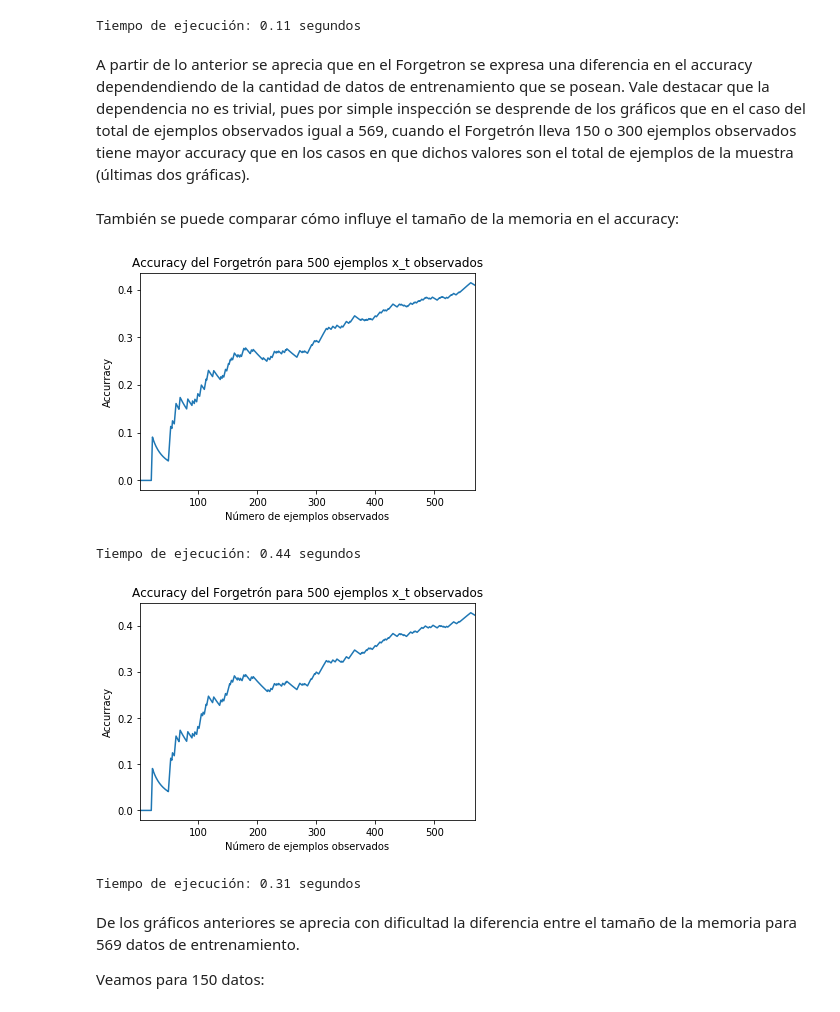
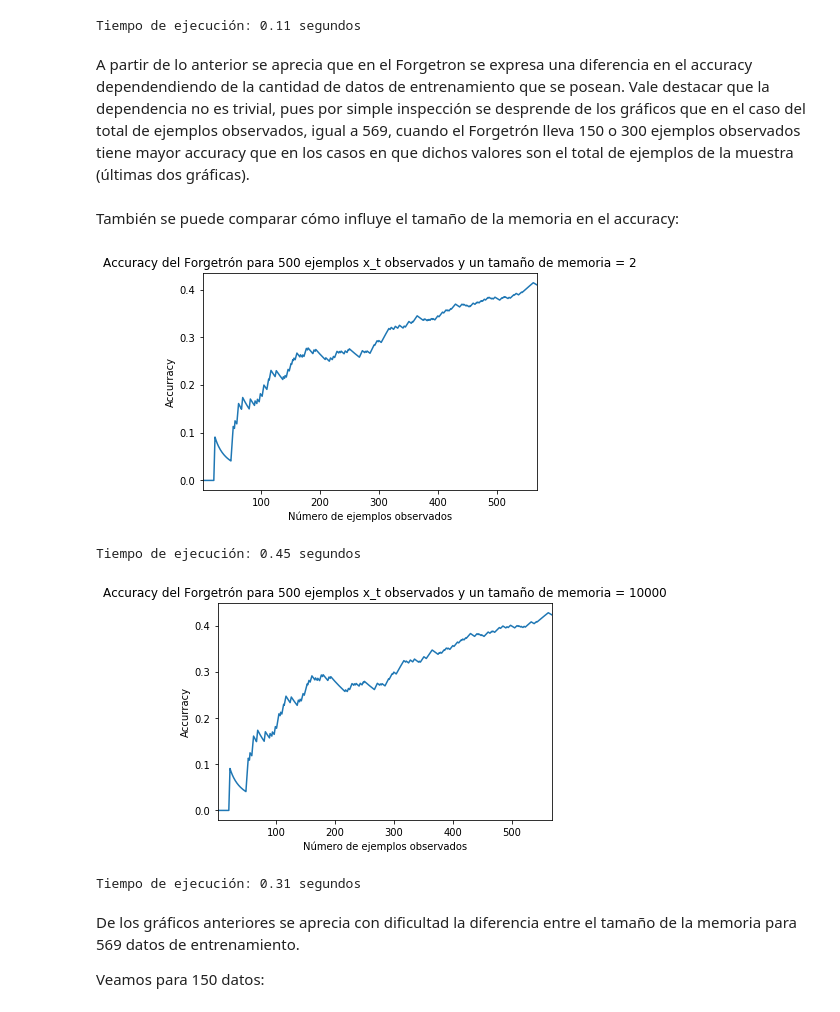
Before and after one commit to garjona/Tarea0-INF393-II-2019, a Jupyter notebook: Tarea0_vasquez_arjona.ipynb, the cells around one changed output. Drawn from its saved outputs; the diff is of its cells as text; code cells hidden in the pictures.

```diff
--- a/Tarea0_vasquez_arjona.ipynb
+++ b/Tarea0_vasquez_arjona.ipynb
@@ -605,7 +606,7 @@ Tiempo de ejecución: 0.22 segundos
 [figure]
 Tiempo de ejecución: 0.11 segundos
 # %% [markdown]
-A partir de lo anterior se aprecia que en el Forgetron se expresa una diferencia en el accuracy dependendiendo de la cantidad de datos de entrenamiento que se posean. Vale destacar que la dependencia no es trivial, pues por simple inspección se desprende de los gráficos que en el caso del total de ejemplos observados igual a 569, cuando el Forgetrón lleva 150 o 300 ejemplos observados tiene mayor accuracy que en los casos en que dichos valores son el total de ejemplos de la muestra (últimas dos gráficas).
+A partir de lo anterior se aprecia que en el Forgetron se expresa una diferencia en el accuracy dependendiendo de la cantidad de datos de entrenamiento que se posean. Vale destacar que la dependencia no es trivial, pues por simple inspección se desprende de los gráficos que en el caso del total de ejemplos observados, igual a 569, cuando el Forgetrón lleva 150 o 300 ejemplos observados tiene mayor accuracy que en los casos en que dichos valores son el total de ejemplos de la muestra (últimas dos gráficas).
 # %% [markdown]
 También se puede comparar cómo influye el tamaño de la memoria en el accuracy:
 # %%
@@ -614,38 +615,38 @@ X_train,y_train = load_breast_cancer(return_X_y=True)
 scaler = sklearn.preprocessing.StandardScaler().fit(X_train)
 X_train = scaler.transform(X_train)
 N = X_train.shape[0]
 d = X_train.shape[1] + 1
 X_train = np.c_[np.ones(N),X_train]
 
 predict, acc, tiempo = forgetron(X_train,y_train,2)
 
-plt.title("Accuracy del Forgetrón para 500 ejemplos x_t observados")
+plt.title("Accuracy del Forgetrón para 500 ejemplos x_t observados y un tamaño de memoria = 2")
 plt.xlabel("Número de ejemplos observados")
 plt.ylabel("Accurracy")
 
 plt.plot(range(1,N+1),acc)
 plt.xlim(1,N)
 #plt.legend(loc="best")
 plt.show()
 
 print ("Tiempo de ejecución:", round(tiempo,2), "segundos")
 
 predict, acc, tiempo = forgetron(X_train,y_train,10000)
 
-plt.title("Accuracy del Forgetrón para 500 ejemplos x_t observados")
+plt.title("Accuracy del Forgetrón para 500 ejemplos x_t observados y un tamaño de memoria = 10000")
 plt.xlabel("Número de ejemplos observados")
 plt.ylabel("Accurracy")
 
 plt.plot(range(1,N+1),acc)
 plt.xlim(1,N)
 #plt.legend(loc="best")
 plt.show()
 
 print ("Tiempo de ejecución:", round(tiempo,2), "segundos")
 # %% [output]
-[figure, old version]
+[figure, new version]
-Tiempo de ejecución: 0.44 segundos
+Tiempo de ejecución: 0.45 segundos
-[figure, old version]
+[figure, new version]
 Tiempo de ejecución: 0.31 segundos
 # %% [markdown]
 De los gráficos anteriores se aprecia con dificultad la diferencia entre el tamaño de la memoria para 569 datos de entrenamiento.
```
Also changed, not shown: parts of 10 cells of this notebook.
